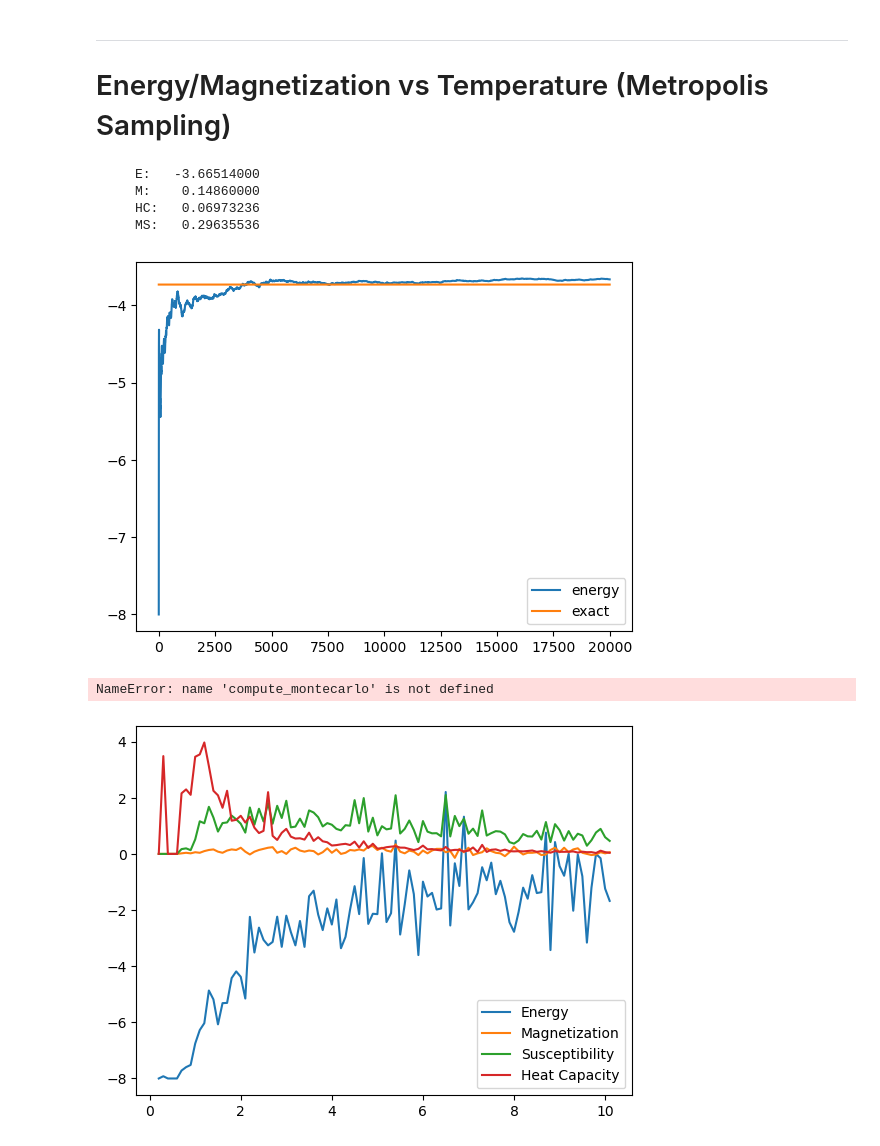
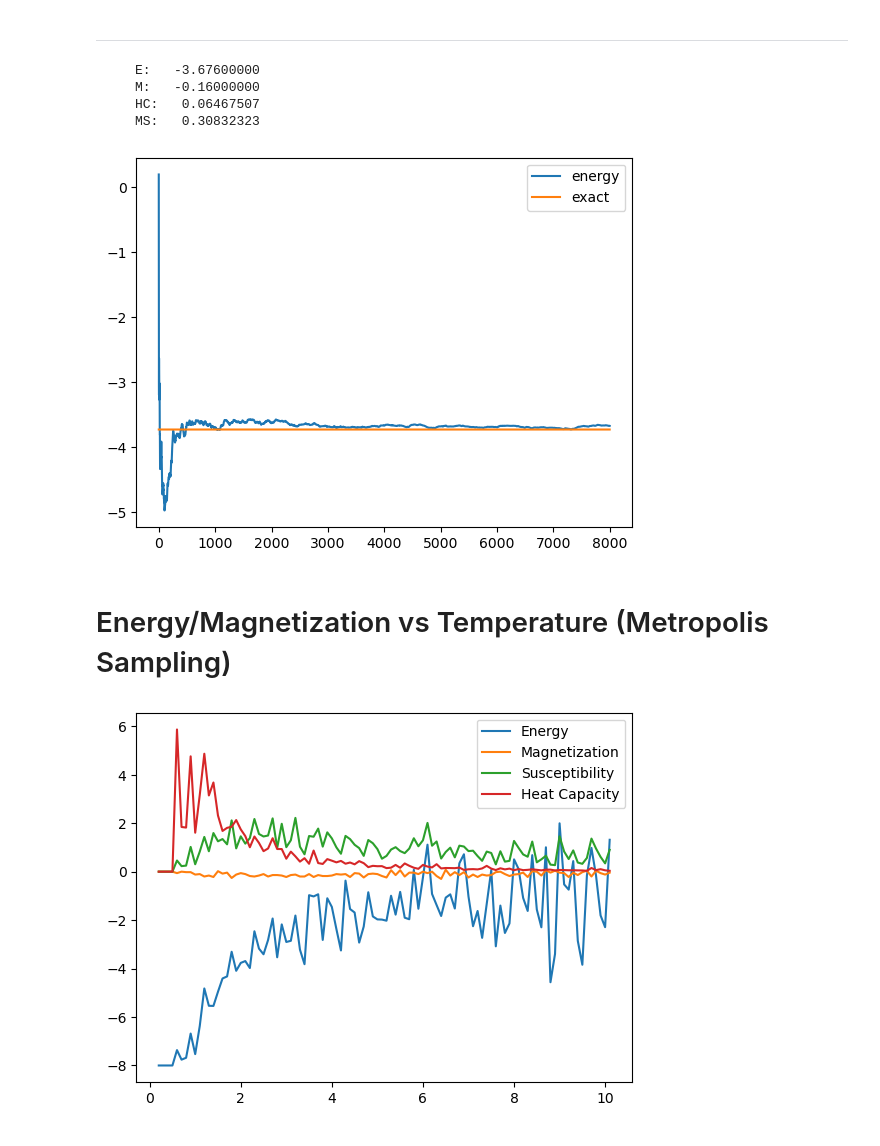
Before and after one commit to Reesem89/MonteCarlo, a Jupyter notebook: examples/ising.ipynb, the cells around one changed output. Drawn from its saved outputs; the diff is of its cells as text; code cells hidden in the pictures.

```diff
--- a/examples/ising.ipynb
+++ b/examples/ising.ipynb
@@ -189,10 +354,14 @@ print(" E = %12.8f @ T = %12.8f"% (e_list[T_list.index(2.00)], 2.0))
 # %% [markdown]
 ----
-# Energy/Magnetization vs Temperature (Metropolis Sampling)
 # %%
-conf = montecarlo.SpinConfig1D(N=N)
+# Initialize BitString
+
+conf = montecarlo.BitString(N=N)
 conf.initialize(M=4)
-E, M, EE, MM = montecarlo.metropolis_montecarlo(ham, conf, T=2, nsweep=20000, nburn=2000)
+
+# run montecarlo
+E, M, EE, MM = montecarlo.metropolis_montecarlo(ham, conf, T=2, nsweep=8000, nburn=2000)
+
 
 HC = (EE[-1] - E[-1]*E[-1])/T/T
 MS = (MM[-1] - M[-1]*M[-1])/T
@@ -209,14 +378,26 @@ print("     MS: %12.8f" %(MS))
 plt.plot(E, label="energy");
 plt.plot([-3.73231850]*len(E), label="exact");
 plt.legend();
+
+# Eexact, M, HC, MS = ham1d.compute_average_values(conf, 2)
+# print(Eexact)
+# Eexact, M, HC, MS = ham.compute_average_values(conf, 2)
+# print(Eexact)
 # %% [output]
-     E:   -3.66514000
-     M:    0.14860000
-     HC:   0.06973236
-     MS:   0.29635536
+     E:   -3.67600000
+     M:   -0.16000000
+     HC:   0.06467507
+     MS:   0.30832323
-[figure, old version]
+[figure, new version]
+# %% [markdown]
+# Energy/Magnetization vs Temperature (Metropolis Sampling)
 # %%
-def run_T_scan(ham, Tstep=.1, Tmax=10, n_mc_steps=2000, n_burn=200, N=8):
+def run_T_scan(ham, conf, Tstep=.1, Tmax=10, n_mc_steps=2000, n_burn=200):
+
+    N = len(conf.config)
+    if len(ham.J) != N:
+        error("dimensionMismatch")
+
     T_range = []
     e_vs_T = []
     m_vs_T = []
@@ -228,7 +409,7 @@ def run_T_scan(ham, Tstep=.1, Tmax=10, n_mc_steps=2000, n_burn=200, N=8):
     T = 1*Tstep
     for Ti in range(int(Tmax/Tstep)):
         T += Tstep
-        conf = montecarlo.SpinConfig1D(N=N)
+        conf = montecarlo.BitString(N=N)
         conf.initialize(M=int(N/2))
         # E, M, HC, MS = compute_montecarlo(ham, conf, T, n_mc_steps, n_burn, plot=False)
         e, m, ee, mm = montecarlo.metropolis_montecarlo(ham, conf, T=T, nsweep=n_mc_steps, nburn=n_burn)
@@ -257,26 +438,8 @@ def run_T_scan(ham, Tstep=.1, Tmax=10, n_mc_steps=2000, n_burn=200, N=8):
     plt.plot(T_range,magn_sus_vs_T, label="Susceptibility")
     plt.plot(T_range,heat_cap_vs_T, label="Heat Capacity")
     plt.legend()
-# %%
-# Compare two functions
-import montecarlo
-
-T = 2
-
-random.seed(3)
-conf = montecarlo.SpinConfig1D(N=N)
-conf.initialize(M=4)
-E, M, HC, MS = compute_montecarlo(ham, conf, T, 50000, 2000, plot=False)
-random.seed(3)
-conf = montecarlo.SpinConfig1D(N=N)
-conf.initialize(M=4)
-e, m, ee, mm = montecarlo.metropolis_montecarlo(ham, conf, T=T, nsweep=50000, nburn=2000)
-print("%12.8f" %E)
-print("%12.8f" %e[-1])
-# %% [output]
-NameError: name 'compute_montecarlo' is not defined
 # %%
-run_T_scan(ham, Tstep=.1, Tmax=10, n_mc_steps=100, n_burn=10, N=8)
+run_T_scan(ham, conf, Tstep=.1, Tmax=10, n_mc_steps=100, n_burn=10)
 # %% [output]
-[figure, old version]
+[figure, new version]
 # %%
```
Also changed, not shown: parts of 32 cells of this notebook, 9 other files.
